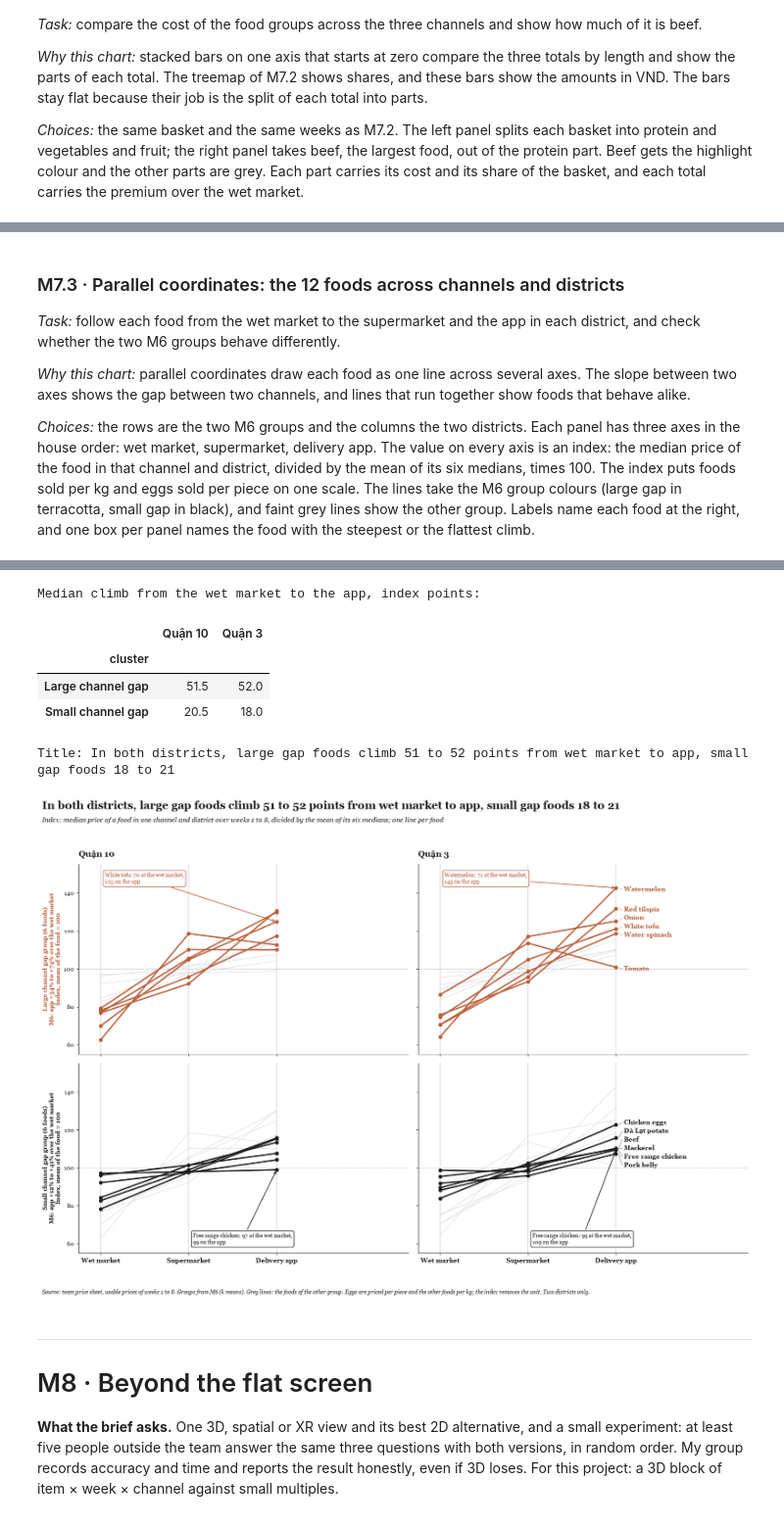
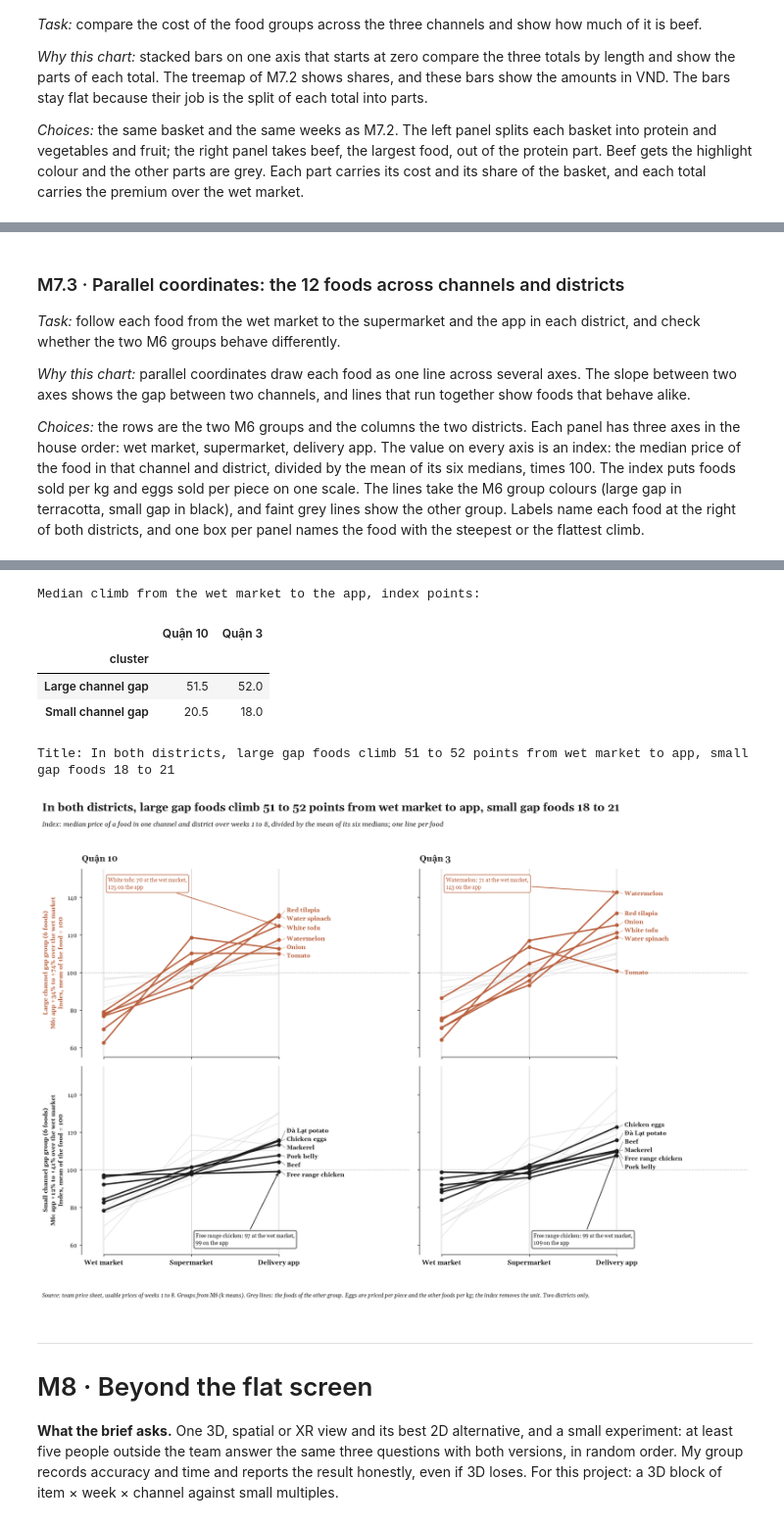
Before and after one commit to hwinhwork-dot/DataViz_Final_P10, a Jupyter notebook: notebooks/P10_Final_Team10.ipynb, the cells around one changed output, grey strips where cells are left out. Shown at 98% size. Cells and saved outputs as stored; diff of their text form; code cells hidden in the pictures.

Commit message:
Refine M7.3 parallel coordinates with dual district labels and spine bounds

```diff
--- a/notebooks/P10_Final_Team10.ipynb
+++ b/notebooks/P10_Final_Team10.ipynb
@@ -3092,7 +3113,7 @@ Title: Protein foods are 86% to 88% of the basket cost in every channel, beef al
 
 *Why this chart:* parallel coordinates draw each food as one line across several axes. The slope between two axes shows the gap between two channels, and lines that run together show foods that behave alike.
 
-*Choices:* the rows are the two M6 groups and the columns the two districts. Each panel has three axes in the house order: wet market, supermarket, delivery app. The value on every axis is an index: the median price of the food in that channel and district, divided by the mean of its six medians, times 100. The index puts foods sold per kg and eggs sold per piece on one scale. The lines take the M6 group colours (large gap in terracotta, small gap in black), and faint grey lines show the other group. Labels name each food at the right, and one box per panel names the food with the steepest or the flattest climb.
+*Choices:* the rows are the two M6 groups and the columns the two districts. Each panel has three axes in the house order: wet market, supermarket, delivery app. The value on every axis is an index: the median price of the food in that channel and district, divided by the mean of its six medians, times 100. The index puts foods sold per kg and eggs sold per piece on one scale. The lines take the M6 group colours (large gap in terracotta, small gap in black), and faint grey lines show the other group. Labels name each food at the right of both districts, and one box per panel names the food with the steepest or the flattest climb.
 # %%
 # M7.3 Parallel coordinates of the 12 foods: one panel per M6 group and district, three channel axes
 # 1. Median price of each food per district and channel over the usable prices of all weeks
@@ -3170,13 +3191,13 @@ for r, g in enumerate(groups):
                     fontsize=8.8, color=colour, arrowprops=dict(arrowstyle="->", color=colour, lw=1.1),
                     bbox=dict(boxstyle="round,pad=0.3", facecolor=PAPER, edgecolor=colour, alpha=0.95))
 
-        if c == 1:                                   # food names at the right of the right column
-            ends = vals.loc[foods, "App"]
-            label_y = spread_labels(ends.values, (y_hi - y_lo) * 0.045, y_lo, y_hi)
-            for it, y_end, y_lab in zip(ends.index, ends.values, label_y):
-                if abs(y_lab - y_end) > 0.3:
-                    ax.plot([x_vals[-1] + 0.03, x_vals[-1] + 0.07], [y_end, y_lab], color=colour, alpha=0.5, linewidth=0.8)
-                ax.text(x_vals[-1] + 0.09, y_lab, ITEM_EN[it], va="center", ha="left", fontsize=9.5, fontweight="bold", color=colour)
+        # Food names at the right of both districts
+        ends = vals.loc[foods, "App"]
+        label_y = spread_labels(ends.values, (y_hi - y_lo) * 0.045, y_lo, y_hi)
+        for it, y_end, y_lab in zip(ends.index, ends.values, label_y):
+            if abs(y_lab - y_end) > 0.3:
+                ax.plot([x_vals[-1] + 0.03, x_vals[-1] + 0.07], [y_end, y_lab], color=colour, alpha=0.5, linewidth=0.8)
+            ax.text(x_vals[-1] + 0.09, y_lab, ITEM_EN[it], va="center", ha="left", fontsize=9.2, fontweight="bold", color=colour)
         if r == 0:
             ax.set_title(d, fontsize=13, fontweight="bold", pad=12)
         if c == 0:
@@ -3185,6 +3206,7 @@ for r, g in enumerate(groups):
                           fontsize=9.2, fontweight="bold", color=colour)
         ax.set_ylim(y_lo, y_hi)
         ax.set_xlim(-0.25, len(CHANNEL_ORDER) - 0.75 + 1.25)
+        ax.spines["bottom"].set_bounds(0, 2)
 
 for ax in axes[1]:
     ax.set_xticks(x_vals)
@@ -3193,34 +3215,34 @@ for ax in axes[1]:
 figure_title(fig, pc_head,
              f"Index: median price of a food in one channel and district over {PERIOD}, divided by the mean of its six medians; one line per food",
              y=1.03)
 note(fig, f"Source: team price sheet, usable prices of {PERIOD}. Groups from M6 (k means). Grey lines: the foods of the other group. "
           "Eggs are priced per piece and the other foods per kg; the index removes the unit. Two districts only.",
      y=-0.02)
 fig.tight_layout(rect=[0, 0.02, 1, 0.96])
 save(fig, FIG / "m7_parallel_coords.png")
 plt.show()
 # %% [output]
 |  | food | group | Wet market, Quận 10 | Supermarket, Quận 10 | Delivery app, Quận 10 | ... |
 | item_code |  |  |  |  |  | ... |
 | SP08 | Onion | Large channel gap | 62.6 | 118.6 | 112.6 | ... |
 | SP12 | Red tilapia | Large channel gap | 76.8 | 92.1 | 130.5 | ... |
 | SP04 | Tomato | Large channel gap | 79.1 | 110.2 | 110.1 | ... |
 | SP02 | Water spinach | Large channel gap | 77.0 | 105.5 | 129.8 | ... |
 | SP07 | Watermelon | Large channel gap | 78.1 | 95.7 | 117.3 | ... |
 | SP10 | White tofu | Large channel gap | 69.9 | 104.8 | 124.8 | ... |
 | SP05 | Beef | Small channel gap | 92.2 | 97.5 | 104.2 | ... |
 | SP11 | Chicken eggs | Small channel gap | 78.2 | 97.6 | 115.3 | ... |
 | SP06 | Free range chicken | Small channel gap | 97.1 | 97.9 | 98.9 | ... |
 | SP03 | Mackerel | Small channel gap | 84.3 | 101.3 | 113.4 | ... |
 | SP01 | Pork belly | Small channel gap | 96.1 | 101.3 | 107.6 | ... |
 | SP09 | Đà Lạt potato | Small channel gap | 82.6 | 98.9 | 115.7 | ... |
 Median climb from the wet market to the app, index points:
 |  | Quận 10 | Quận 3 |
 | cluster |  |  |
 | Large channel gap | 51.5 | 52.0 |
 | Small channel gap | 20.5 | 18.0 |
 Title: In both districts, large gap foods climb 51 to 52 points from wet market to app, small gap foods 18 to 21
-[figure, old version]
+[figure, new version]
 # %% [markdown]
 ---
 # M8 · Beyond the flat screen
```
Also changed, not shown: parts of 18 cells of this notebook, 4 other files.
